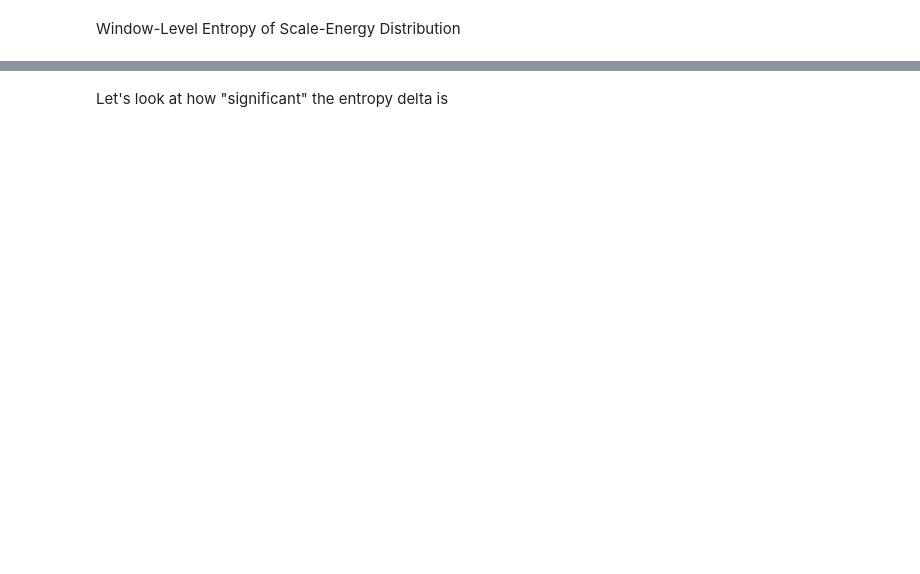
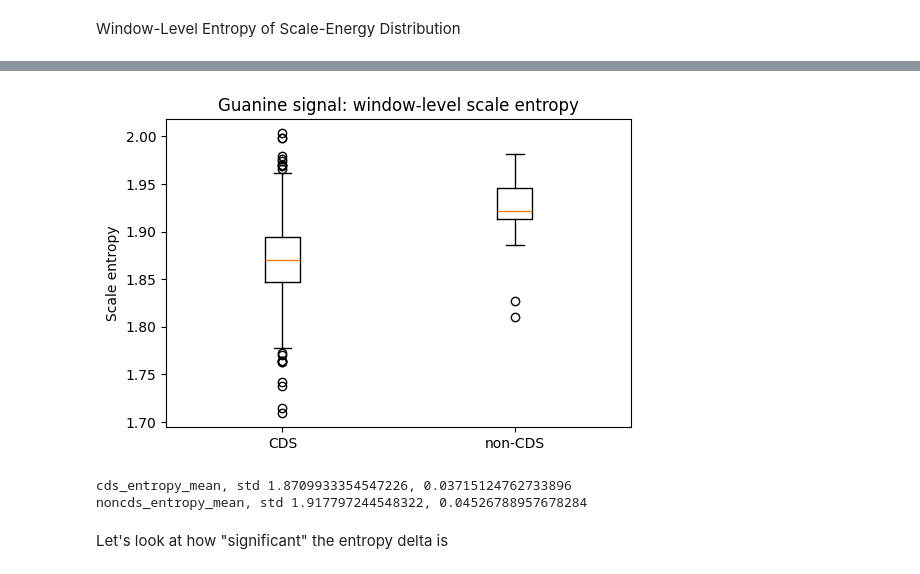
Before and after one commit to dpmcgonigle/applied-mathematics-5300-uml, a Jupyter notebook: wavelets_g_gmc.ipynb, the cells around one changed output, grey strips where cells are left out. Drawn from its saved outputs; the diff is of its cells as text; code cells hidden in the pictures; blank space fills up the shorter version.

```diff
--- a/wavelets_g_gmc.ipynb
+++ b/wavelets_g_gmc.ipynb
@@ -804,3 +804,35 @@ g_noncds_energy
 | 6 | detail | 6 | 1829.203125 | 0.013020 |
 | 7 | detail | 7 | 982.742188 | 0.006995 |
 | 8 | detail | 8 | 587.832031 | 0.004184 |
+# %%
+def build_feature_mask(
+    record: Bio.SeqRecord.SeqRecord,
+    genome_length: int,
+) -> np.ndarray:
+    """
+    Build a full-length binary mask marking positions covered by CDS features.
+    """
+    return build_cds_mask(record, genome_length).astype(np.int8)
+
+
+def summarize_window_cds_fraction(
+    cds_mask: np.ndarray,
+    window_size: int,
+    step: int | None = None,
+    drop_incomplete: bool = False,
+) -> pd.DataFrame:
+    """
+    Compute the CDS fraction of each genome window.    """
+    rows = []
+    for window in generate_signal_windows(cds_mask, window_size, step, drop_incomplete):
+        frac = float(np.mean(window["signal"]))
+        rows.append({
+            "window_start": window["start"],
+            "window_end": window["end"],
+            "cds_fraction": frac,
+        })
+    return pd.DataFrame(rows)
+# %%
+# Use full-length Guanine signal with CDS mask
+cds_mask = build_feature_mask(record, genome_len)
+print("CDS-covered fraction of genome:", cds_mask.mean())
@@ -1311,7 +1397,7 @@ Window-Level Entropy of Scale-Energy Distribution
 window_entropy_rows = []
 
 for (window_start, window_end), group in (
-    a_windowed_energy[a_windowed_energy["kind"] == "detail"]
+    g_windowed_energy[g_windowed_energy["kind"] == "detail"]
     .groupby(["window_start", "window_end"])
 ):
     entropy = compute_scale_entropy(group, column="relative_energy")
@@ -1324,5 +1410,5 @@ for (window_start, window_end), group in (
         "scale_entropy": entropy,
     })
 
-a_window_entropy = pd.DataFrame(window_entropy_rows)
-a_window_entropy.head()
+g_window_entropy = pd.DataFrame(window_entropy_rows)
+g_window_entropy.head()
@@ -1329,17 +1422,29 @@ a_window_entropy.head()
 # %%
-entropy_compare = a_window_entropy[
-    a_window_entropy["window_class"].isin(["CDS", "non-CDS"])
+entropy_compare = g_window_entropy[
+    g_window_entropy["window_class"].isin(["CDS", "non-CDS"])
 ]
 
 plt.figure(figsize=(6, 4))
 groups = [
     entropy_compare[entropy_compare["window_class"] == "CDS"]["scale_entropy"].dropna(),
     entropy_compare[entropy_compare["window_class"] == "non-CDS"]["scale_entropy"].dropna(),
 ]
 plt.boxplot(groups, labels=["CDS", "non-CDS"])
 plt.ylabel("Scale entropy")
-plt.title("Adenine signal: window-level scale entropy")
+plt.title("Guanine signal: window-level scale entropy")
 plt.show()
+# %% [output]
+[figure, added]
+# %%
+cds_entropy_mean = entropy_compare[entropy_compare["window_class"] == "CDS"]["scale_entropy"].dropna().mean()
+cds_entropy_std = entropy_compare[entropy_compare["window_class"] == "CDS"]["scale_entropy"].dropna().std()
+noncds_entropy_mean = entropy_compare[entropy_compare["window_class"] == "non-CDS"]["scale_entropy"].dropna().mean()
+noncds_entropy_std = entropy_compare[entropy_compare["window_class"] == "non-CDS"]["scale_entropy"].dropna().std()
+print(f"cds_entropy_mean, std {cds_entropy_mean}, {cds_entropy_std}")
+print(f"noncds_entropy_mean, std {noncds_entropy_mean}, {noncds_entropy_std}")
+# %% [output]
+cds_entropy_mean, std 1.8709933354547226, 0.03715124762733896
+noncds_entropy_mean, std 1.917797244548322, 0.04526788957678284
 # %% [markdown]
 Let's look at how "significant" the entropy delta is
 # %%
```
Also changed, not shown: parts of 17 cells of this notebook.
